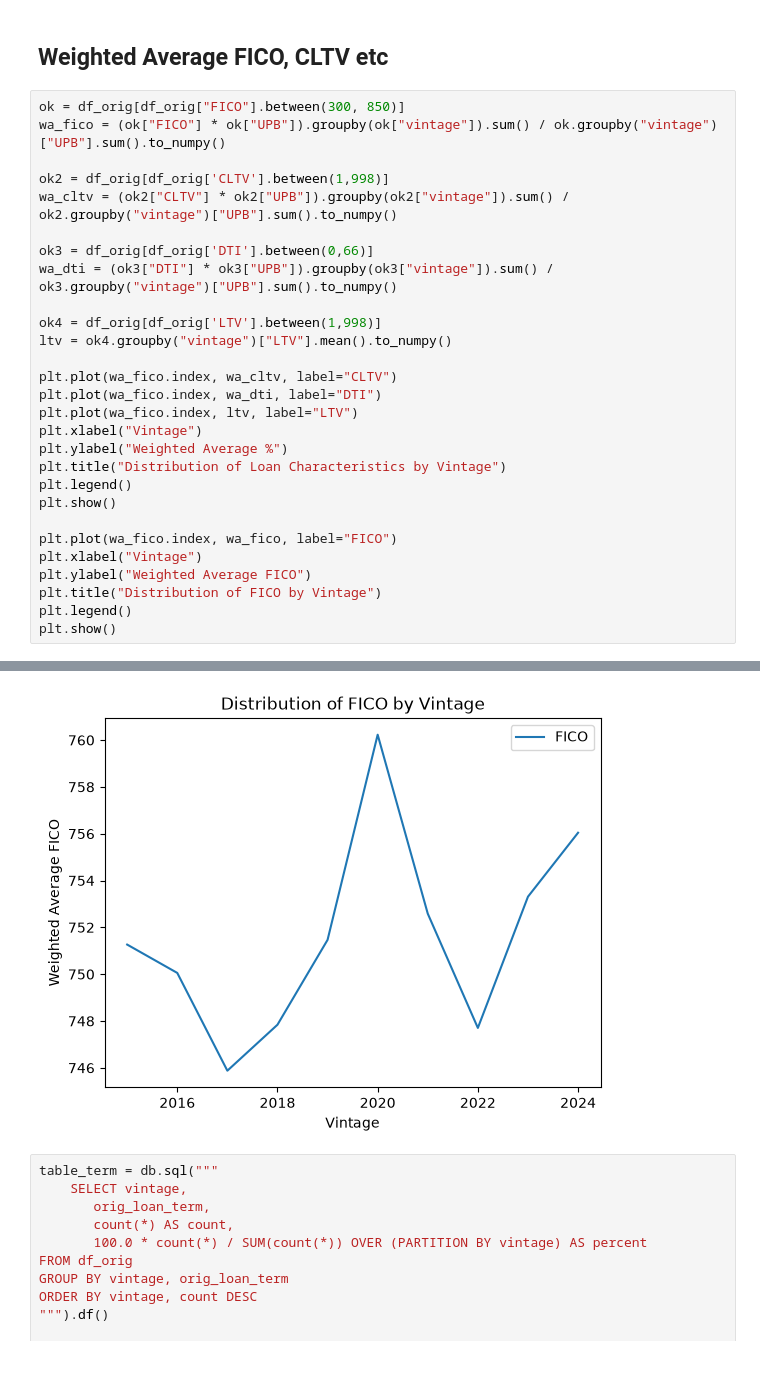
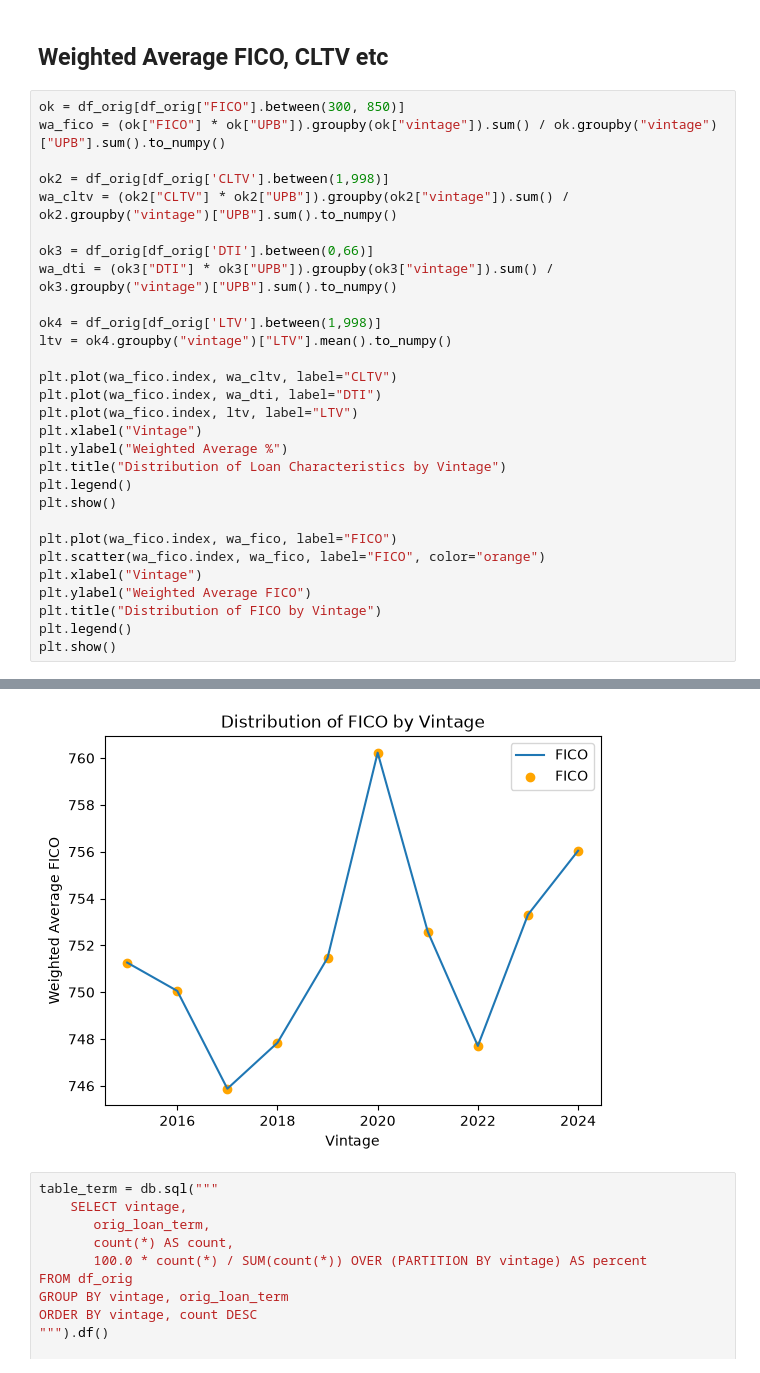
Before and after one commit to franmanz/MBS_thesis, a Jupyter notebook: notebooks/analysis_asset_side.ipynb, the cells around one changed output, grey strips where cells are left out. Saved outputs shown, nothing was run; the diff lists cells and outputs as text.

```diff
--- a/notebooks/analysis_asset_side.ipynb
+++ b/notebooks/analysis_asset_side.ipynb
@@ -57,34 +57,35 @@ orig[2018]
 # %%
 ok = df_orig[df_orig["FICO"].between(300, 850)]
 wa_fico = (ok["FICO"] * ok["UPB"]).groupby(ok["vintage"]).sum() / ok.groupby("vintage")["UPB"].sum().to_numpy()
 
 ok2 = df_orig[df_orig['CLTV'].between(1,998)]
 wa_cltv = (ok2["CLTV"] * ok2["UPB"]).groupby(ok2["vintage"]).sum() / ok2.groupby("vintage")["UPB"].sum().to_numpy()
 
 ok3 = df_orig[df_orig['DTI'].between(0,66)]
 wa_dti = (ok3["DTI"] * ok3["UPB"]).groupby(ok3["vintage"]).sum() / ok3.groupby("vintage")["UPB"].sum().to_numpy()
 
 ok4 = df_orig[df_orig['LTV'].between(1,998)]
 ltv = ok4.groupby("vintage")["LTV"].mean().to_numpy()
 
 plt.plot(wa_fico.index, wa_cltv, label="CLTV")
 plt.plot(wa_fico.index, wa_dti, label="DTI")
 plt.plot(wa_fico.index, ltv, label="LTV")
 plt.xlabel("Vintage")
 plt.ylabel("Weighted Average %")
 plt.title("Distribution of Loan Characteristics by Vintage")
 plt.legend()
 plt.show()
 
 plt.plot(wa_fico.index, wa_fico, label="FICO")
+plt.scatter(wa_fico.index, wa_fico, label="FICO", color="orange")
 plt.xlabel("Vintage")
 plt.ylabel("Weighted Average FICO")
 plt.title("Distribution of FICO by Vintage")
 plt.legend()
 plt.show()
 # %% [output]
 [figure]
-[figure, old version]
+[figure, new version]
 # %%
 table_term = db.sql("""
     SELECT vintage,
```
Also changed, not shown: parts of 10 cells of this notebook.
